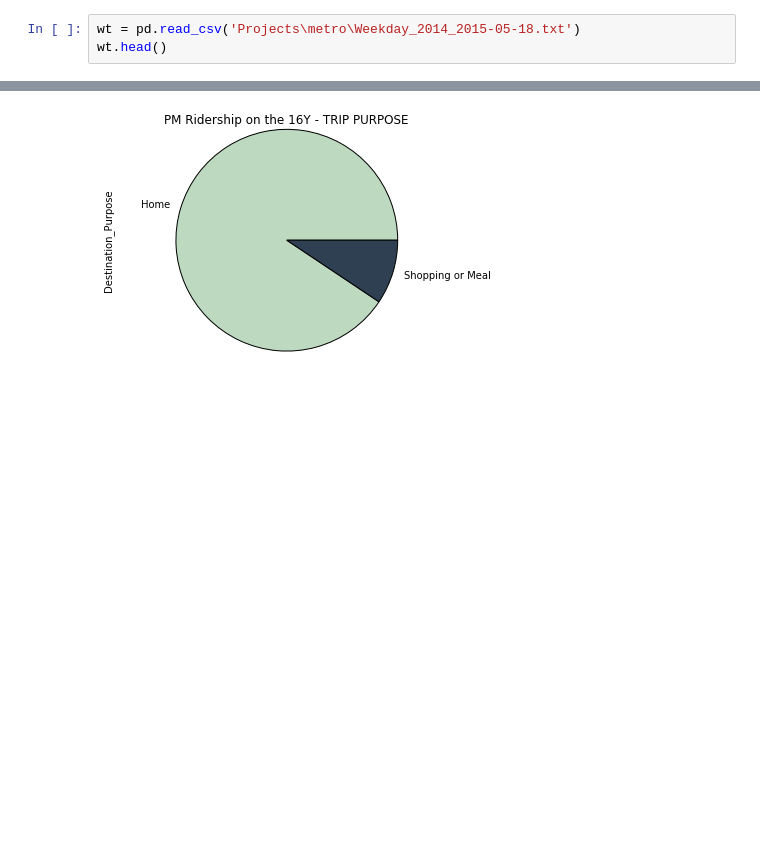
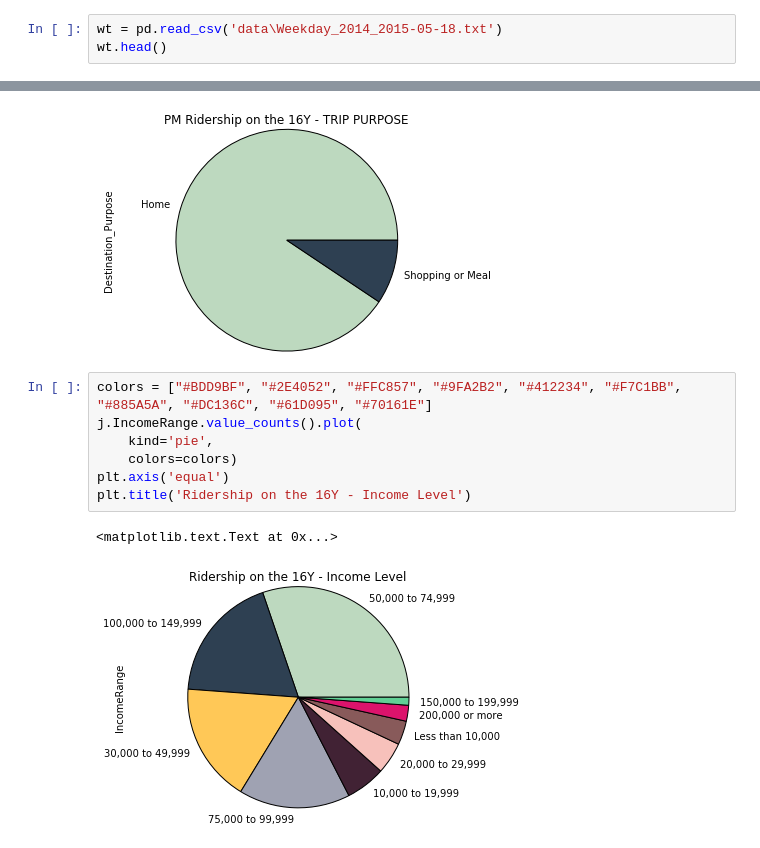
Before and after one commit to lollydaggle/python-datasci-tutorials, a Jupyter notebook: 16y-bus-wmata-analysis/Analyzing My Bus - 2014-2015 Metrobus Ridership Survey.ipynb, the cells around one changed output, grey strips where cells are left out. Drawn from its saved outputs; the diff is of its cells as text; blank space fills up the shorter version.

```diff
--- a/16y-bus-wmata-analysis/Analyzing My Bus - 2014-2015 Metrobus Ridership Survey.ipynb
+++ b/16y-bus-wmata-analysis/Analyzing My Bus - 2014-2015 Metrobus Ridership Survey.ipynb
@@ -17,7 +18,7 @@ q16 = pd.read_csv('data\Q16_English.txt')
 q17 = pd.read_csv('data\Q17_Income.txt')
 q18 = pd.read_csv('data\Q18_Age.txt')
 # %%
-wt = pd.read_csv('Projects\metro\Weekday_2014_2015-05-18.txt')
+wt = pd.read_csv('data\Weekday_2014_2015-05-18.txt')
 wt.head()
 # %% [output]
 |  | ID1 | Line | Line_Name | Type | Route | direction | tim_per | fb_weight | WAVE | TOS | ... |
@@ -116,3 +119,13 @@ plt.title('PM Ridership on the 16Y - TRIP PURPOSE')
 # %% [output]
 <matplotlib.text.Text at 0x...>
 [figure]
+# %%
+colors = ["#BDD9BF", "#2E4052", "#FFC857", "#9FA2B2", "#412234", "#F7C1BB", "#885A5A", "#DC136C", "#61D095", "#70161E"]
+j.IncomeRange.value_counts().plot(
+    kind='pie',
+    colors=colors)
+plt.axis('equal')
+plt.title('Ridership on the 16Y - Income Level')
+# %% [output]
+<matplotlib.text.Text at 0x...>
+[figure, added]
```
Also changed, not shown: parts of 3 cells of this notebook, 2 other files.
